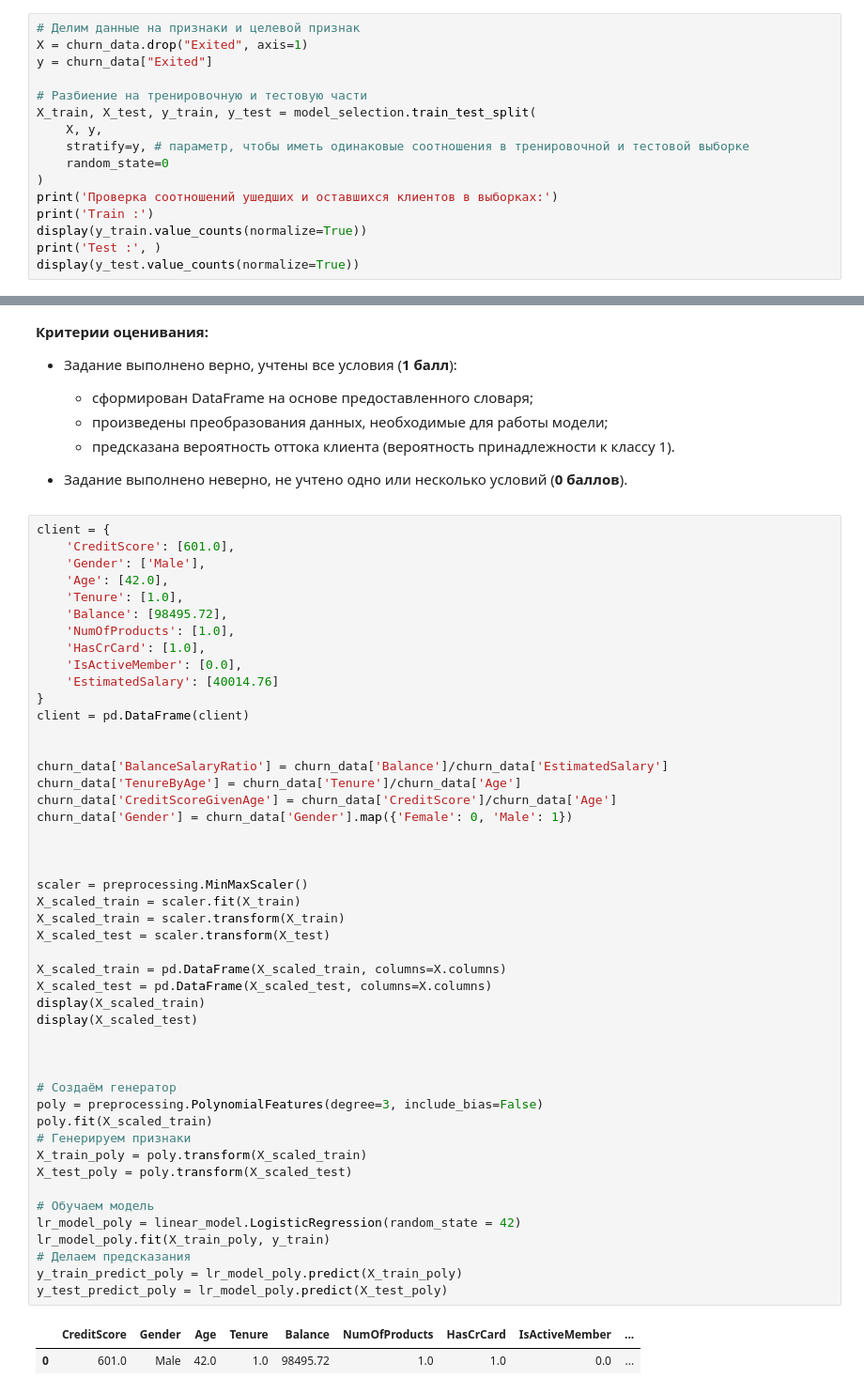
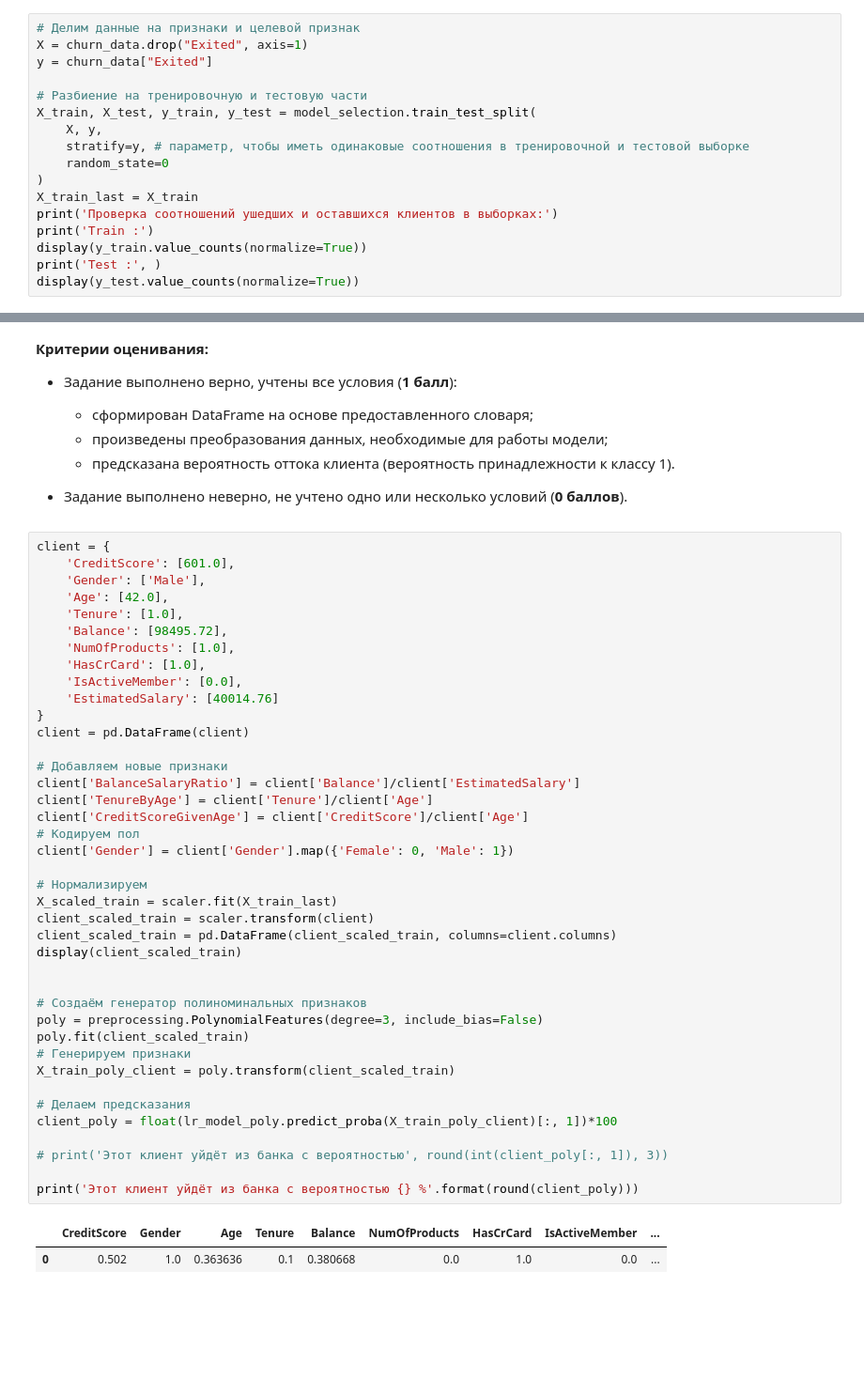
Before and after one commit to PlatArs/Bank_Analytics, a Jupyter notebook: Bank Analytics and ML model for exited clients/ML-3_Bank_ML-model.ipynb, the cells around one changed output, grey strips where cells are left out. Shown: that part at 94% size. Saved outputs shown, nothing was run; the diff lists cells and outputs as text; blank space fills up the shorter version.

Commit message:
last changes

```diff
--- a/Bank Analytics and ML model for exited clients/ML-3_Bank_ML-model.ipynb
+++ b/Bank Analytics and ML model for exited clients/ML-3_Bank_ML-model.ipynb
@@ -173,6 +178,7 @@ X_train, X_test, y_train, y_test = model_selection.train_test_split(
     stratify=y, # параметр, чтобы иметь одинаковые соотношения в тренировочной и тестовой выборке
     random_state=0
 )
+X_train_last = X_train
 print('Проверка соотношений ушедших и оставшихся клиентов в выборках:')
 print('Train :')
 display(y_train.value_counts(normalize=True))
@@ -779,50 +771,43 @@ F1 score tested: 0.70
 # %%
 client = {
     'CreditScore': [601.0],
     'Gender': ['Male'],
     'Age': [42.0],
     'Tenure': [1.0],
     'Balance': [98495.72],
     'NumOfProducts': [1.0],
     'HasCrCard': [1.0],
     'IsActiveMember': [0.0],
     'EstimatedSalary': [40014.76]
 }
 client = pd.DataFrame(client)
 
+# Добавляем новые признаки
+client['BalanceSalaryRatio'] = client['Balance']/client['EstimatedSalary']
+client['TenureByAge'] = client['Tenure']/client['Age']
+client['CreditScoreGivenAge'] = client['CreditScore']/client['Age']
+# Кодируем пол
+client['Gender'] = client['Gender'].map({'Female': 0, 'Male': 1})
 
-churn_data['BalanceSalaryRatio'] = churn_data['Balance']/churn_data['EstimatedSalary']
-churn_data['TenureByAge'] = churn_data['Tenure']/churn_data['Age']
-churn_data['CreditScoreGivenAge'] = churn_data['CreditScore']/churn_data['Age']
-churn_data['Gender'] = churn_data['Gender'].map({'Female': 0, 'Male': 1})
+# Нормализируем
+X_scaled_train = scaler.fit(X_train_last)
+client_scaled_train = scaler.transform(client)
+client_scaled_train = pd.DataFrame(client_scaled_train, columns=client.columns)
+display(client_scaled_train)
 
 
+# Создаём генератор полиноминальных признаков
+poly = preprocessing.PolynomialFeatures(degree=3, include_bias=False)
+poly.fit(client_scaled_train)
+# Генерируем признаки
+X_train_poly_client = poly.transform(client_scaled_train)
 
-scaler = preprocessing.MinMaxScaler()
-X_scaled_train = scaler.fit(X_train)
-X_scaled_train = scaler.transform(X_train)
-X_scaled_test = scaler.transform(X_test)
+# Делаем предсказания
+client_poly = float(lr_model_poly.predict_proba(X_train_poly_client)[:, 1])*100
 
-X_scaled_train = pd.DataFrame(X_scaled_train, columns=X.columns)
-X_scaled_test = pd.DataFrame(X_scaled_test, columns=X.columns)
-display(X_scaled_train)
-display(X_scaled_test)
+# print('Этот клиент уйдёт из банка с вероятностью', round(int(client_poly[:, 1]), 3))
 
-
-
-# Создаём генератор
-poly = preprocessing.PolynomialFeatures(degree=3, include_bias=False)
-poly.fit(X_scaled_train)
-# Генерируем признаки
-X_train_poly = poly.transform(X_scaled_train)
-X_test_poly = poly.transform(X_scaled_test)
-
-# Обучаем модель
-lr_model_poly = linear_model.LogisticRegression(random_state = 42)
-lr_model_poly.fit(X_train_poly, y_train)
-# Делаем предсказания
-y_train_predict_poly = lr_model_poly.predict(X_train_poly)
-y_test_predict_poly = lr_model_poly.predict(X_test_poly)
+print('Этот клиент уйдёт из банка с вероятностью {} %'.format(round(client_poly)))
 # %% [output]
 |  | CreditScore | Gender | Age | Tenure | Balance | NumOfProducts | HasCrCard | IsActiveMember | ... |
-| 0 | 601.0 | Male | 42.0 | 1.0 | 98495.72 | 1.0 | 1.0 | 0.0 | ... |
+| 0 | 0.502 | 1.0 | 0.363636 | 0.1 | 0.380668 | 0.0 | 1.0 | 0.0 | ... |
```
Also changed, not shown: parts of 13 cells of this notebook.
